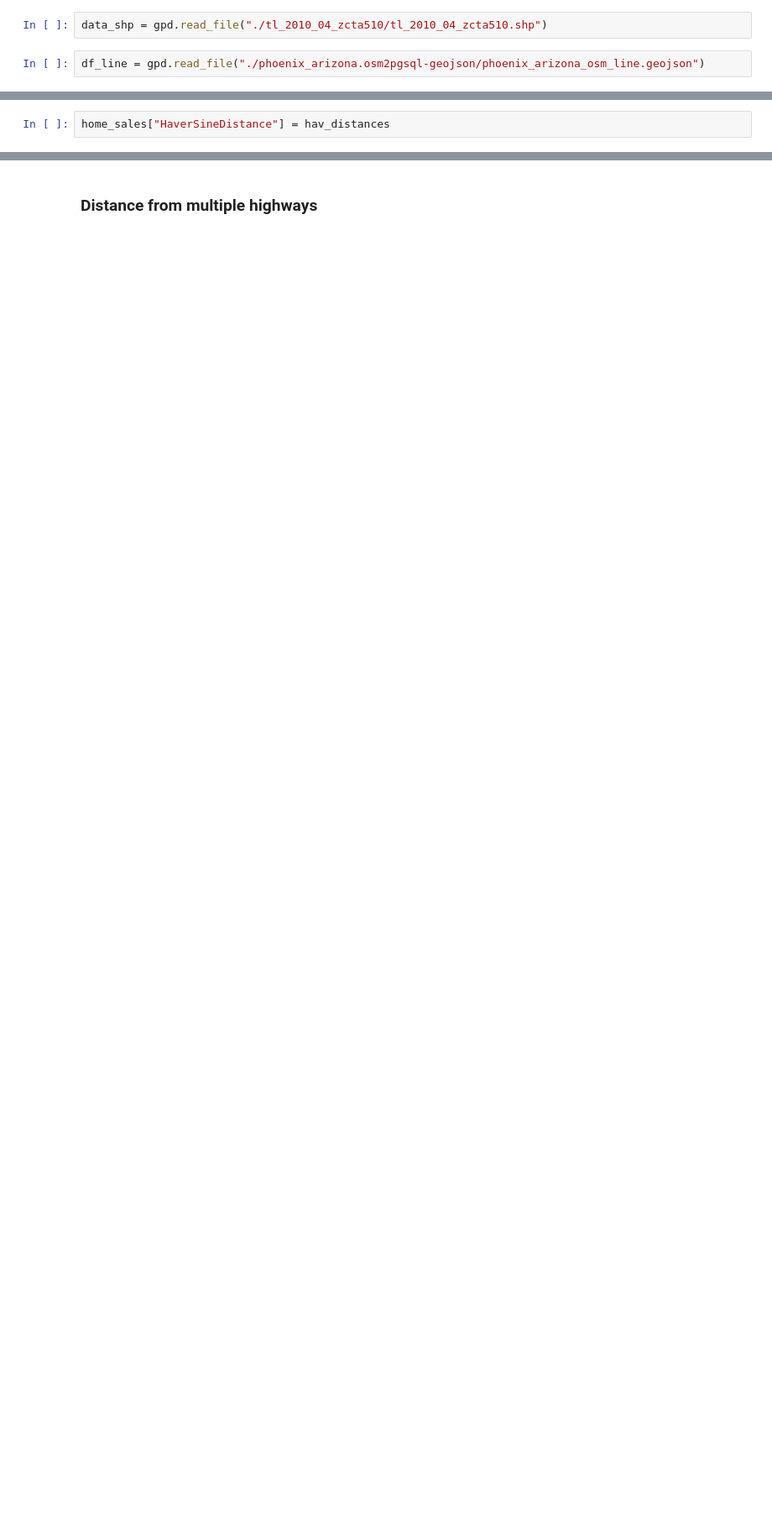
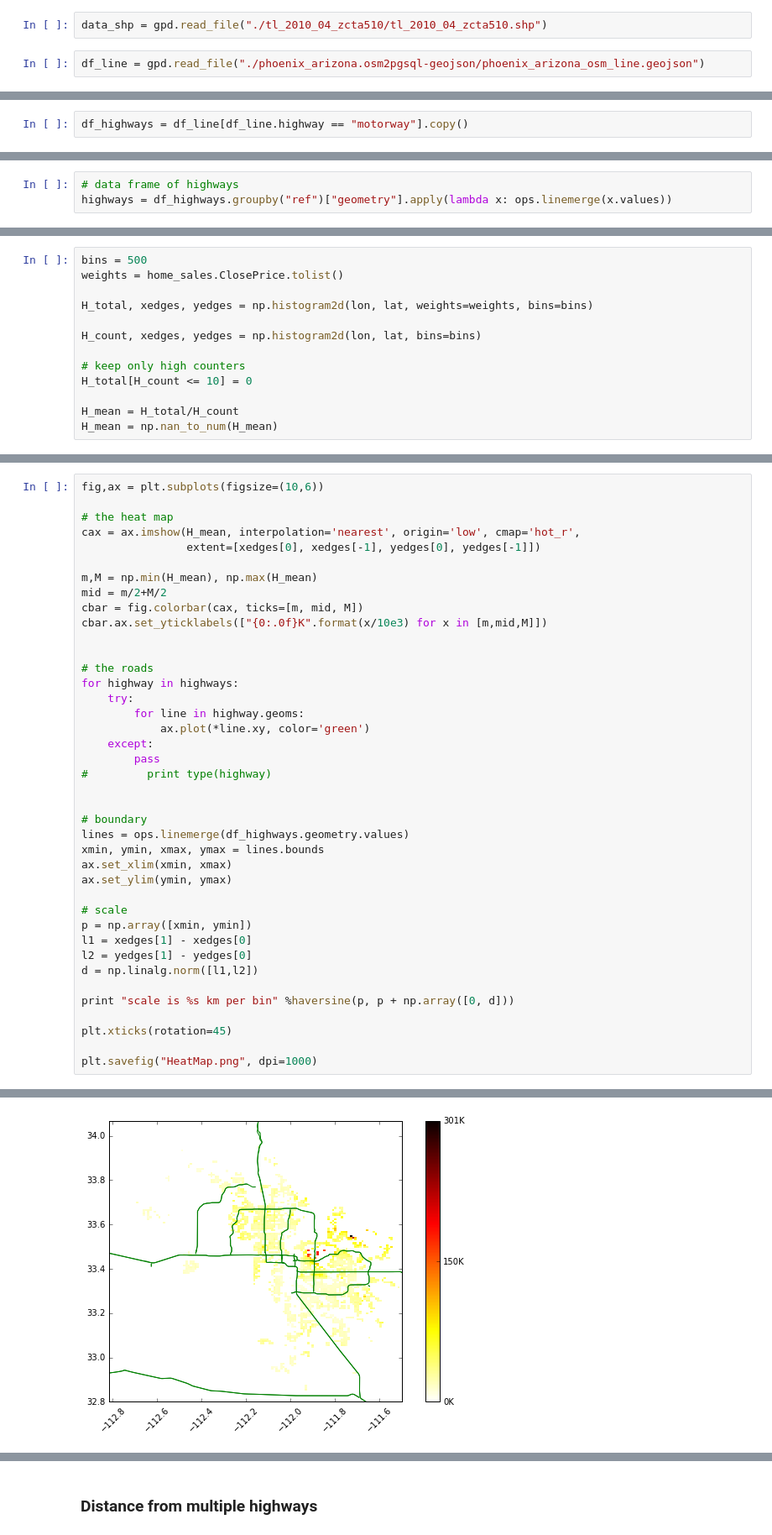
Before and after one commit to benrifkind/OpenDoor, a Jupyter notebook: RoadDistance.ipynb, the cells around one changed output, grey strips where cells are left out. Shown: that part at 84% size. Drawn from its saved outputs; the diff is of its cells as text; blank space fills up the shorter version.

```diff
--- a/RoadDistance.ipynb
+++ b/RoadDistance.ipynb
@@ -88,2 +71,0 @@ hav_distances = [haversine(to_xy(h), to_xy(p)) for h,p in zip(houses, house_high
-# %%
-home_sales["HaverSineDistance"] = hav_distances
@@ -179,0 +79,2 @@ plt.plot(bins, [np.log(p+1).median() for p in prices_by_distance], color='green'
+# %%
+df_highways = df_line[df_line.highway == "motorway"].copy()
@@ -179,0 +86,3 @@ plt.plot(bins, [np.log(p+1).median() for p in prices_by_distance], color='green'
+# %%
+# data frame of highways
+highways = df_highways.groupby("ref")["geometry"].apply(lambda x: ops.linemerge(x.values))
@@ -179,0 +111,13 @@ plt.plot(bins, [np.log(p+1).median() for p in prices_by_distance], color='green'
+# %%
+bins = 500
+weights = home_sales.ClosePrice.tolist()
+
+H_total, xedges, yedges = np.histogram2d(lon, lat, weights=weights, bins=bins)
+
+H_count, xedges, yedges = np.histogram2d(lon, lat, bins=bins)
+
+# keep only high counters
+H_total[H_count <= 10] = 0
+
+H_mean = H_total/H_count
+H_mean = np.nan_to_num(H_mean)
@@ -179,0 +137,41 @@ plt.plot(bins, [np.log(p+1).median() for p in prices_by_distance], color='green'
+# %%
+fig,ax = plt.subplots(figsize=(10,6))
+
+# the heat map
+cax = ax.imshow(H_mean, interpolation='nearest', origin='low', cmap='hot_r',
+                extent=[xedges[0], xedges[-1], yedges[0], yedges[-1]])
+
+m,M = np.min(H_mean), np.max(H_mean)
+mid = m/2+M/2
+cbar = fig.colorbar(cax, ticks=[m, mid, M])
+cbar.ax.set_yticklabels(["{0:.0f}K".format(x/10e3) for x in [m,mid,M]])
+
+
+# the roads
+for highway in highways:
+    try:
+        for line in highway.geoms:
+            ax.plot(*line.xy, color='green')
+    except:
+        pass
+#         print type(highway)
+
+
+# boundary
+lines = ops.linemerge(df_highways.geometry.values)
+xmin, ymin, xmax, ymax = lines.bounds
+ax.set_xlim(xmin, xmax)
+ax.set_ylim(ymin, ymax)
+
+# scale
+p = np.array([xmin, ymin])
+l1 = xedges[1] - xedges[0]
+l2 = yedges[1] - yedges[0]
+d = np.linalg.norm([l1,l2])
+
+print "scale is %s km per bin" %haversine(p, p + np.array([0, d]))
+
+plt.xticks(rotation=45)
+
+plt.savefig("HeatMap.png", dpi=1000)
+# %% [output]
@@ -179,0 +179 @@ plt.plot(bins, [np.log(p+1).median() for p in prices_by_distance], color='green'
+[figure, added]
```
Also changed, not shown: parts of 72 cells of this notebook, 5 other files.
